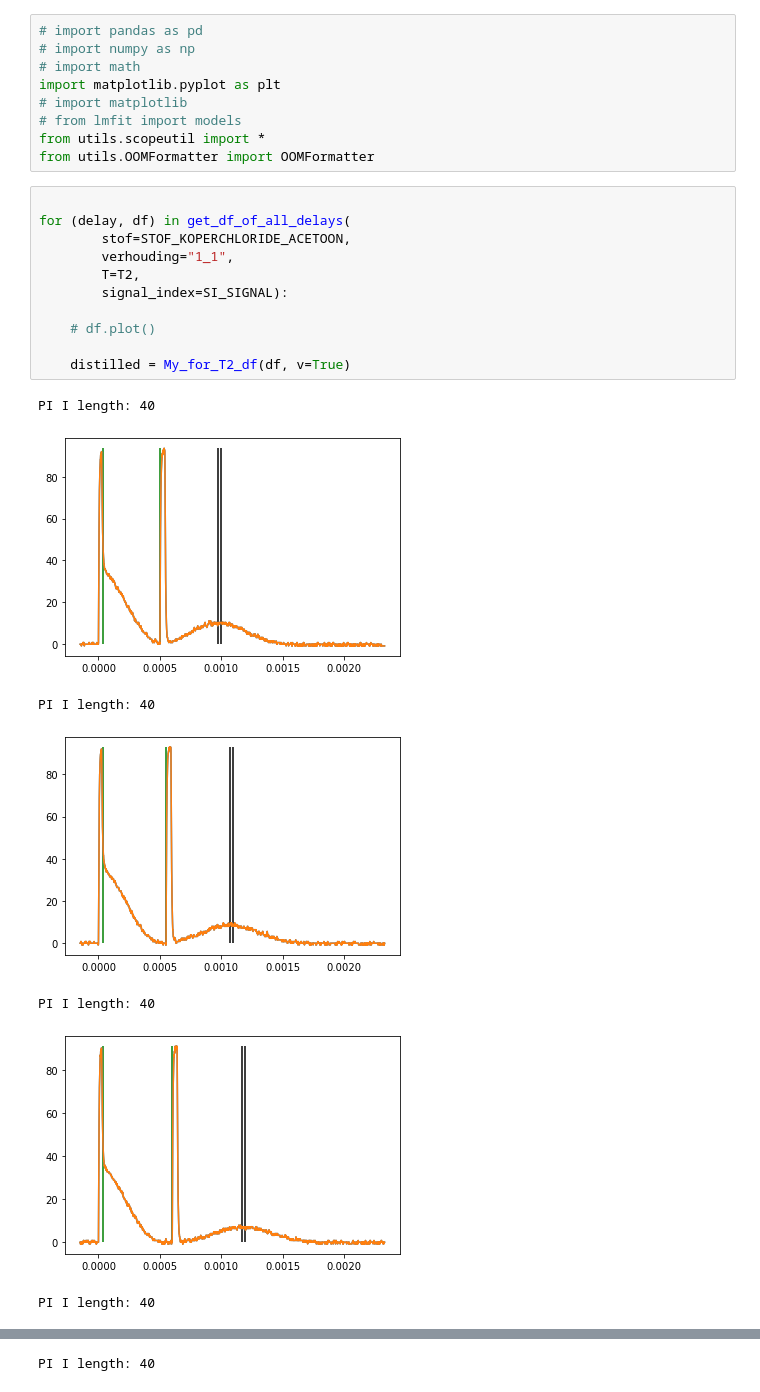
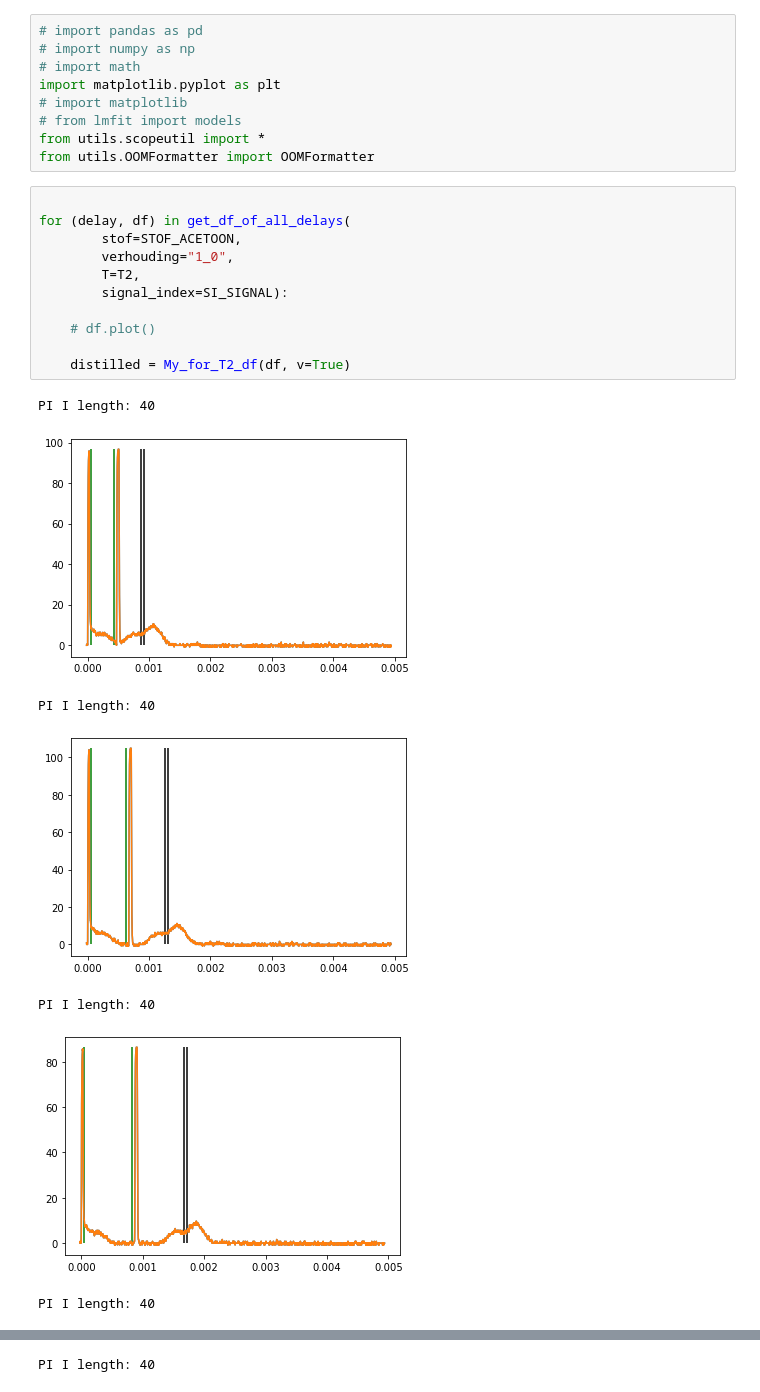
Before and after one commit to everydayanchovies/NMR, a Jupyter notebook: notebooks/nmr_dag_2.ipynb, the cells around one changed output, grey strips where cells are left out. Drawn from its saved outputs; the diff is of its cells as text.

```diff
--- a/notebooks/nmr_dag_2.ipynb
+++ b/notebooks/nmr_dag_2.ipynb
@@ -10,19 +10,19 @@ from utils.OOMFormatter import OOMFormatter
 # %%
 
 for (delay, df) in get_df_of_all_delays(
-        stof=STOF_KOPERCHLORIDE_ACETOON,
-        verhouding="1_1",
+        stof=STOF_ACETOON,
+        verhouding="1_0",
         T=T2,
         signal_index=SI_SIGNAL):
 
     # df.plot()
 
     distilled = My_for_T2_df(df, v=True)
 # %% [output]
 PI I length: 40
-[figure, old version]
+[figure, new version]
 PI I length: 40
-[figure, old version]
+[figure, new version]
 PI I length: 40
-[figure, old version]
+[figure, new version]
 PI I length: 40
```
Also changed, not shown: parts of 1 cell of this notebook, 1 other file.
